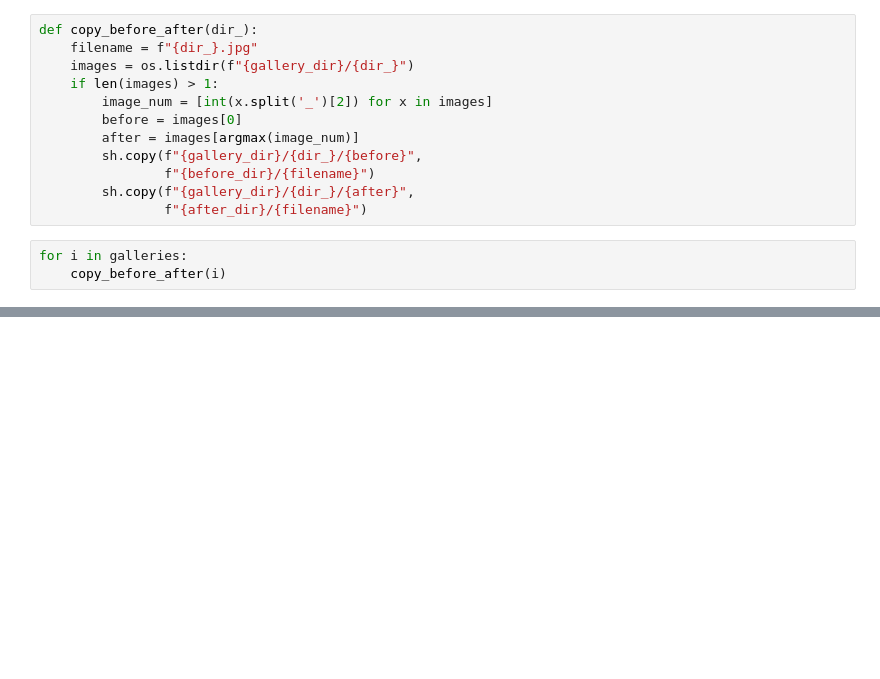
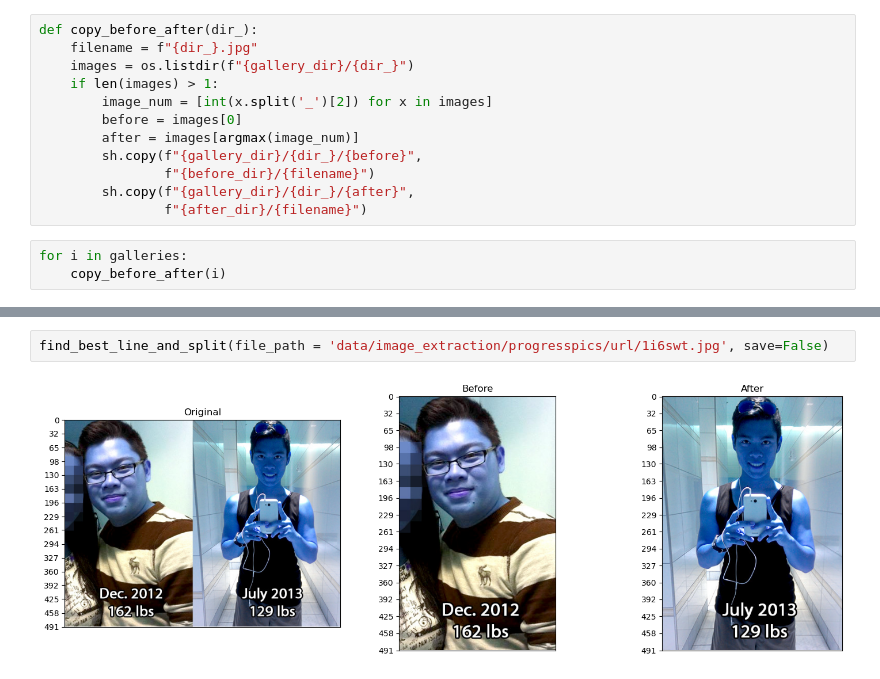
Before and after one commit to ijdouglas/generative-ai, a Jupyter notebook: scripts/preproc/process_images.ipynb, the cells around one changed output, grey strips where cells are left out. Cells and saved outputs as stored; diff of their text form; blank space fills up the shorter version.

```diff
--- a/scripts/preproc/process_images.ipynb
+++ b/scripts/preproc/process_images.ipynb
@@ -130,0 +169,4 @@ Length: 100, dtype: object
+# %%
+find_best_line_and_split(file_path = 'data/image_extraction/progresspics/url/1i6swt.jpg', save=False)
+# %% [output]
+[figure, added]
```
Also changed, not shown: parts of 21 cells of this notebook, 1 other file.
